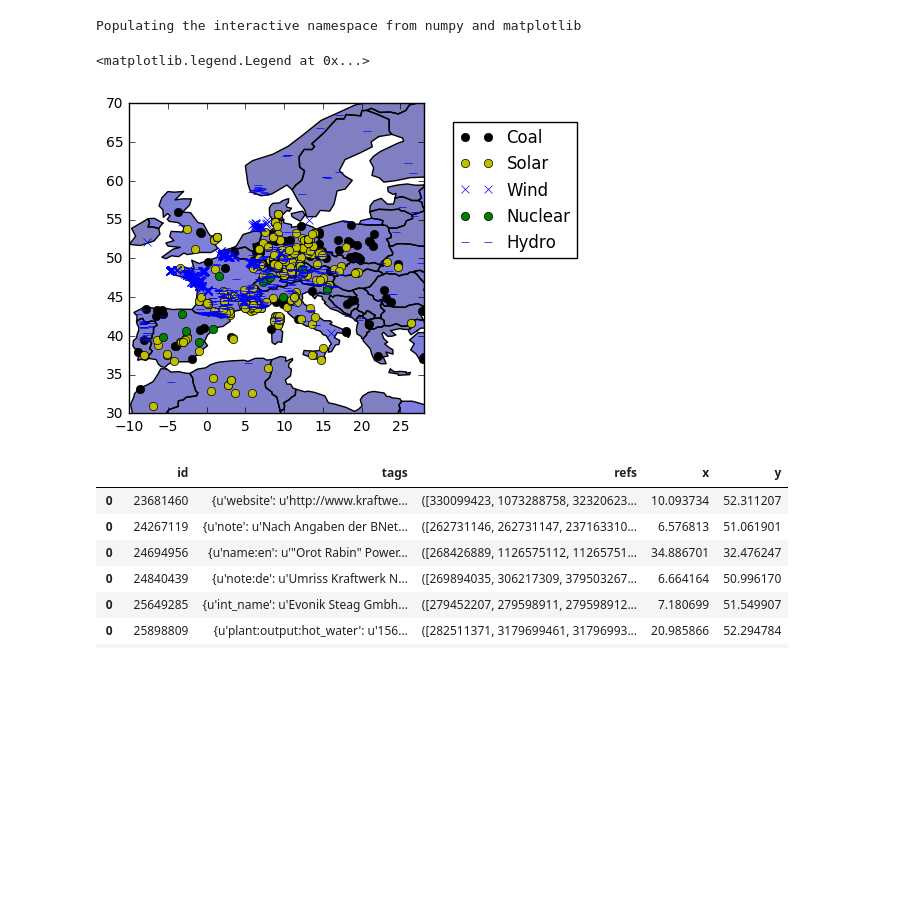
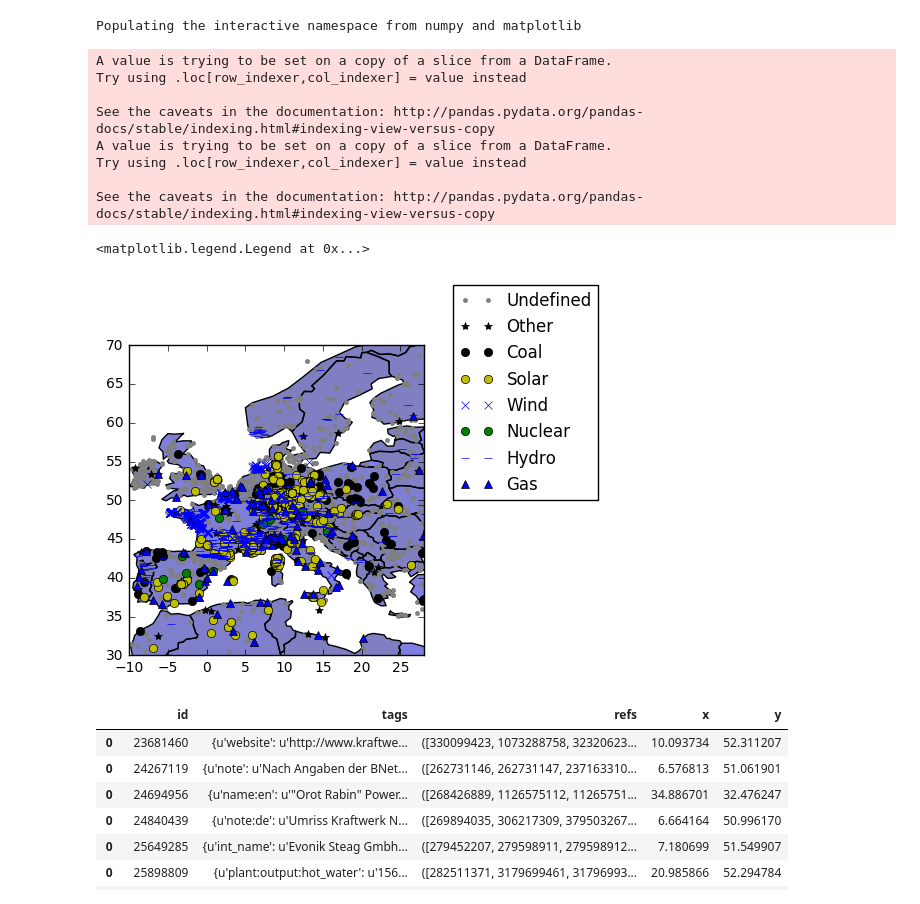
Before and after one commit to tobiasseidel/electricitymap, a Jupyter notebook: datascience/OSM.ipynb, the cells around one changed output. Cells and saved outputs as stored; diff of their text form; code cells hidden in the pictures; blank space fills up the shorter version.

Commit message:
Adding Gas, Other and Undefined types of plants

```diff
--- a/datascience/OSM.ipynb
+++ b/datascience/OSM.ipynb
@@ -35,15 +35,29 @@ class Counter(object):
             C.columns=["id","tags","rels"]
             self.CollectRelations=self.CollectRelations.append(C)
 
-    def findTag(self,key,value):
-        withkey=self.CollectWays[self.CollectWays.tags.map(lambda x: key in x.keys())]
-        ways=withkey[withkey.tags.map(lambda x: x[key].startswith(value))]
-        withkey=self.CollectNodes[self.CollectNodes.tags.map(lambda x: key in x.keys())]
+    def findTag(self,key,value=None,notin=None,nokey=False):
+        """
+        if value is not None: function returns ways, where the key has the value
+        if notin is not None: function returns ways, where the key has a value not in the list
+        if nokey is True: function returns ways, where the key is not in the tags list
+        """
+        if nokey:
+            ways = self.CollectWays[self.CollectWays.tags.map(lambda x: key not in x.keys())]
+        else:
+            withkey=self.CollectWays[self.CollectWays.tags.map(lambda x: key in x.keys())]
+
+        if not notin is  None:
+            ways=withkey[withkey.tags.map(lambda x: not x[key] in notin)]
+        elif not nokey:
+            ways=withkey[withkey.tags.map(lambda x: x[key].startswith(value))]
+
+        #withkey=self.CollectNodes[self.CollectNodes.tags.map(lambda x: key in x.keys())]
         rel0=ways.refs.map(lambda x: x[0][0])
         relCoords=counter.CollectCoords.set_index("id").loc[rel0]
         ways["x"]=relCoords.x.values
         ways["y"]=relCoords.y.values
         return ways
+
 
 counter = Counter()
 
@@ -69,26 +83,41 @@ p.parse(osmfile)
 # %%
 import geopandas as gpd
 %pylab inline
 world = gpd.read_file(gpd.datasets.get_path('naturalearth_lowres'))
 world.plot(column='pop_est')
 xlim(-10,28)
 ylim(30,70)
 
+Undef=counter.findTag("generator:source",nokey=True)
+plot(Undef.x,Undef.y,".",label="Undefined",color="gray")
+Other=counter.findTag("generator:source",notin=["coal","solar","wind","nuclear","hydro","gas"])
+plot(Other.x,Other.y,"*k",label="Other")
 Coal=counter.findTag("generator:source","coal")
 plot(Coal.x,Coal.y,"ok",label="Coal")
 Solar=counter.findTag("generator:source","solar")
 plot(Solar.x,Solar.y,"oy",label="Solar")
 Wind=counter.findTag("generator:source","wind")
 plot(Wind.x,Wind.y,"xb",label="Wind")
 Nuclear=counter.findTag("generator:source","nuclear")
 plot(Nuclear.x,Nuclear.y,"og",label="Nuclear")
 Hydro=counter.findTag("generator:source","hydro")
 plot(Hydro.x,Hydro.y,"_b",label="Hydro")
+Gas=counter.findTag("generator:source","gas")
+plot(Gas.x,Gas.y,"^b",label="Gas")
+
 legend(loc=(1.1,0.5))
 # %% [output]
 Populating the interactive namespace from numpy and matplotlib
-<matplotlib.legend.Legend at 0x...>
+A value is trying to be set on a copy of a slice from a DataFrame.
+Try using .loc[row_indexer,col_indexer] = value instead
+
+See the caveats in the documentation: http://pandas.pydata.org/pandas-docs/stable/indexing.html#indexing-view-versus-copy
+A value is trying to be set on a copy of a slice from a DataFrame.
+Try using .loc[row_indexer,col_indexer] = value instead
+
+See the caveats in the documentation: http://pandas.pydata.org/pandas-docs/stable/indexing.html#indexing-view-versus-copy
+<matplotlib.legend.Legend at 0x...>
-[figure, old version]
+[figure, new version]
 # %%
 Coal
 # %% [output]
```
Also changed, not shown: parts of 1 cell of this notebook.
